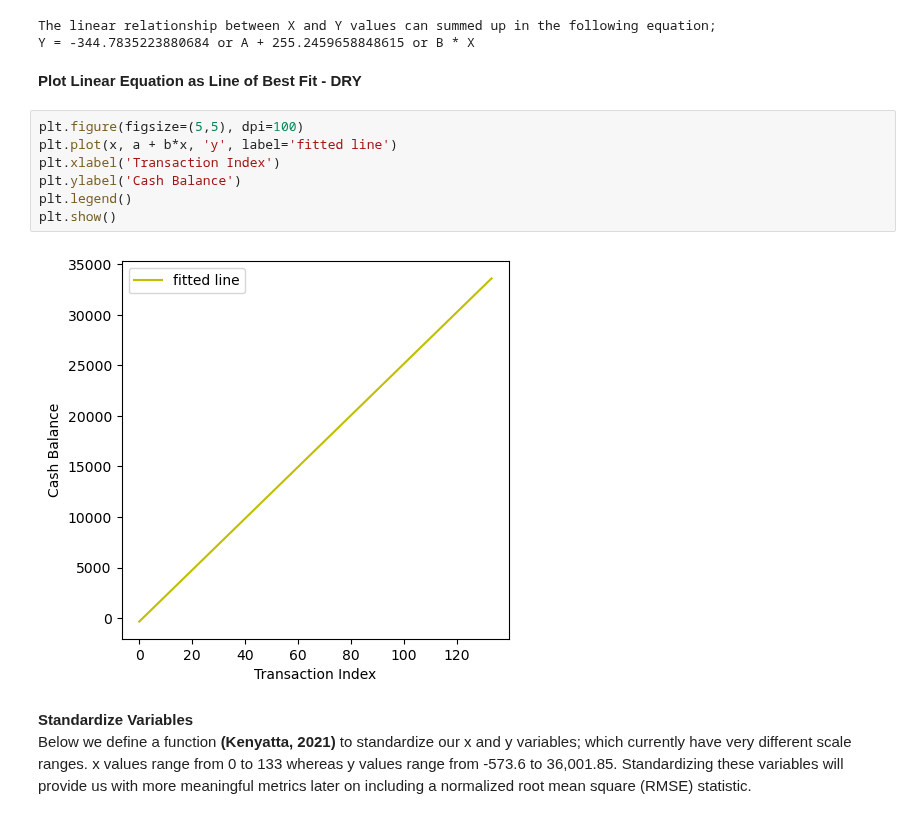
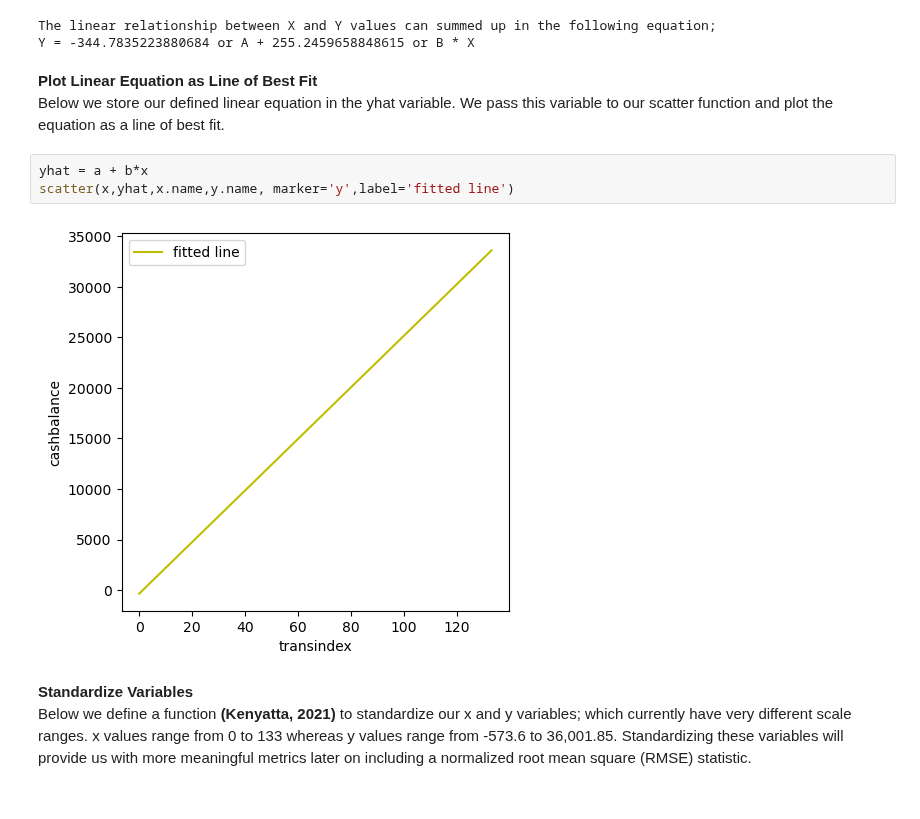
Before and after one commit to KenyattaDaniel/project-score, a Jupyter notebook: SMEsCashflowModelling.ipynb, the cells around one changed output. Drawn from its saved outputs; the diff is of its cells as text.

```diff
--- a/SMEsCashflowModelling.ipynb
+++ b/SMEsCashflowModelling.ipynb
@@ -199,17 +204,14 @@ print("Y", "=", str(a), "or A", "+", str(b), "or B", "*", "X")
 # %% [output]
 The linear relationship between X and Y values can summed up in the following equation;
 Y = -344.7835223880684 or A + 255.2459658848615 or B * X
-# %% [markdown]
-**Plot Linear Equation as Line of Best Fit - DRY**
-# %%
-plt.figure(figsize=(5,5), dpi=100)
-plt.plot(x, a + b*x, 'y', label='fitted line')
-plt.xlabel('Transaction Index')
-plt.ylabel('Cash Balance')
-plt.legend()
-plt.show()
-# %% [output]
-[figure, removed]
+# %% [markdown]
+**Plot Linear Equation as Line of Best Fit**
+<br>Below we store our defined linear equation in the yhat variable. We pass this variable to our scatter function and plot the equation as a line of best fit.
+# %%
+yhat = a + b*x
+scatter(x,yhat,x.name,y.name, marker='y',label='fitted line')
+# %% [output]
+[figure, added]
 # %% [markdown]
 **Standardize Variables**
 <br>Below we define a function **(Kenyatta, 2021)** to standardize our x and y variables; which currently have very different scale ranges. x values range from 0 to 133 whereas y values range from -573.6 to 36,001.85. Standardizing these variables will provide us with more meaningful metrics later on including a normalized root mean square (RMSE) statistic.
```
Also changed, not shown: parts of 15 cells of this notebook.
